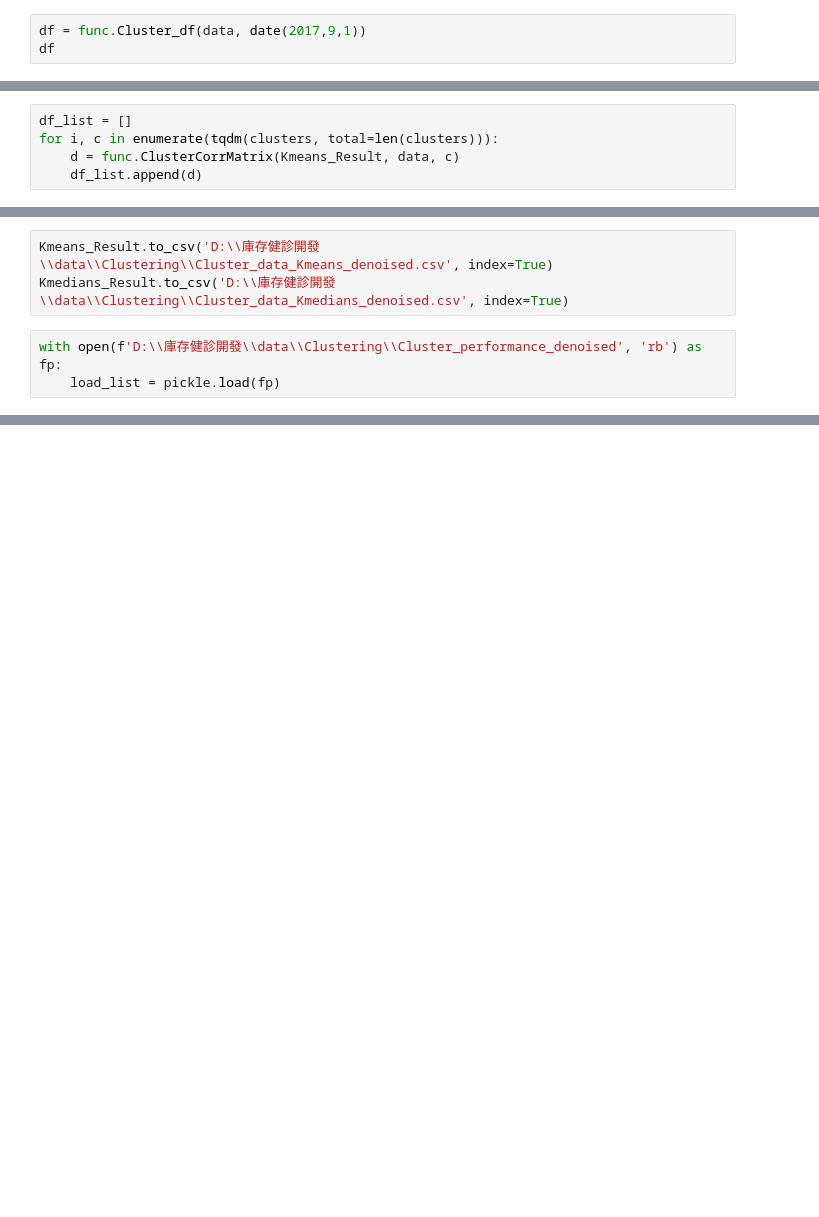
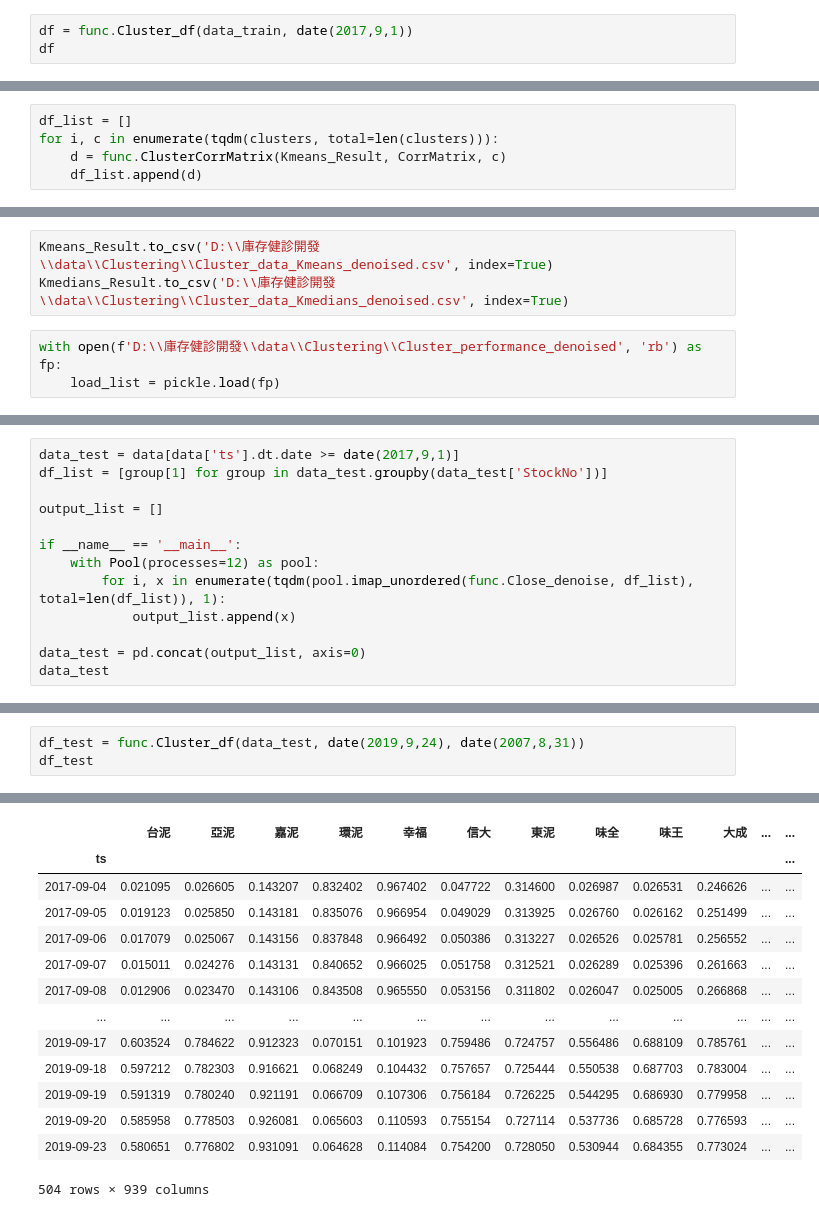
Before and after one commit to datateams0982/Inventory_Check, a Jupyter notebook: Cluster/Cluster.ipynb, the cells around one changed output, grey strips where cells are left out. Cells and saved outputs as stored; diff of their text form; blank space fills up the shorter version.

```diff
--- a/Cluster/Cluster.ipynb
+++ b/Cluster/Cluster.ipynb
@@ -59,6 +59,6 @@ data
 2412441 rows × 13 columns
 # %%
-df = func.Cluster_df(data, date(2017,9,1))
+df = func.Cluster_df(data_train, date(2017,9,1))
 df
 # %% [output]
 [interactive output not drawn]
@@ -114,5 +163,5 @@ for method in [Kmeans_metrics, Kmedians_metrics, Hierarchical_metrics]:
 # %%
 df_list = []
 for i, c in enumerate(tqdm(clusters, total=len(clusters))):
-    d = func.ClusterCorrMatrix(Kmeans_Result, data, c)
+    d = func.ClusterCorrMatrix(Kmeans_Result, CorrMatrix, c)
     df_list.append(d)
@@ -161,0 +261,13 @@ df[Kmeans_Result[Kmeans_Result['14'] == 3].index.tolist()].iloc[:, :10].plot()
+# %%
+data_test = data[data['ts'].dt.date >= date(2017,9,1)]
+df_list = [group[1] for group in data_test.groupby(data_test['StockNo'])]
+
+output_list = []
+
+if __name__ == '__main__':
+    with Pool(processes=12) as pool:
+        for i, x in enumerate(tqdm(pool.imap_unordered(func.Close_denoise, df_list), total=len(df_list)), 1):
+            output_list.append(x)
+
+data_test = pd.concat(output_list, axis=0)
+data_test
@@ -161,0 +289,4 @@ df[Kmeans_Result[Kmeans_Result['14'] == 3].index.tolist()].iloc[:, :10].plot()
+# %%
+df_test = func.Cluster_df(data_test, date(2019,9,24), date(2007,8,31))
+df_test
+# %% [output]
@@ -161,0 +294,14 @@ df[Kmeans_Result[Kmeans_Result['14'] == 3].index.tolist()].iloc[:, :10].plot()
+|  | 台泥 | 亞泥 | 嘉泥 | 環泥 | 幸福 | 信大 | 東泥 | 味全 | 味王 | 大成 | ... | ... |
+| ts |  |  |  |  |  |  |  |  |  |  |  | ... |
+| 2017-09-04 | 0.021095 | 0.026605 | 0.143207 | 0.832402 | 0.967402 | 0.047722 | 0.314600 | 0.026987 | 0.026531 | 0.246626 | ... | ... |
+| 2017-09-05 | 0.019123 | 0.025850 | 0.143181 | 0.835076 | 0.966954 | 0.049029 | 0.313925 | 0.026760 | 0.026162 | 0.251499 | ... | ... |
+| 2017-09-06 | 0.017079 | 0.025067 | 0.143156 | 0.837848 | 0.966492 | 0.050386 | 0.313227 | 0.026526 | 0.025781 | 0.256552 | ... | ... |
+| 2017-09-07 | 0.015011 | 0.024276 | 0.143131 | 0.840652 | 0.966025 | 0.051758 | 0.312521 | 0.026289 | 0.025396 | 0.261663 | ... | ... |
+| 2017-09-08 | 0.012906 | 0.023470 | 0.143106 | 0.843508 | 0.965550 | 0.053156 | 0.311802 | 0.026047 | 0.025005 | 0.266868 | ... | ... |
+| ... | ... | ... | ... | ... | ... | ... | ... | ... | ... | ... | ... | ... |
+| 2019-09-17 | 0.603524 | 0.784622 | 0.912323 | 0.070151 | 0.101923 | 0.759486 | 0.724757 | 0.556486 | 0.688109 | 0.785761 | ... | ... |
+| 2019-09-18 | 0.597212 | 0.782303 | 0.916621 | 0.068249 | 0.104432 | 0.757657 | 0.725444 | 0.550538 | 0.687703 | 0.783004 | ... | ... |
+| 2019-09-19 | 0.591319 | 0.780240 | 0.921191 | 0.066709 | 0.107306 | 0.756184 | 0.726225 | 0.544295 | 0.686930 | 0.779958 | ... | ... |
+| 2019-09-20 | 0.585958 | 0.778503 | 0.926081 | 0.065603 | 0.110593 | 0.755154 | 0.727114 | 0.537736 | 0.685728 | 0.776593 | ... | ... |
+| 2019-09-23 | 0.580651 | 0.776802 | 0.931091 | 0.064628 | 0.114084 | 0.754200 | 0.728050 | 0.530944 | 0.684355 | 0.773024 | ... | ... |
+504 rows × 939 columns
```
Also changed, not shown: parts of 21 cells of this notebook, 9 other files.
